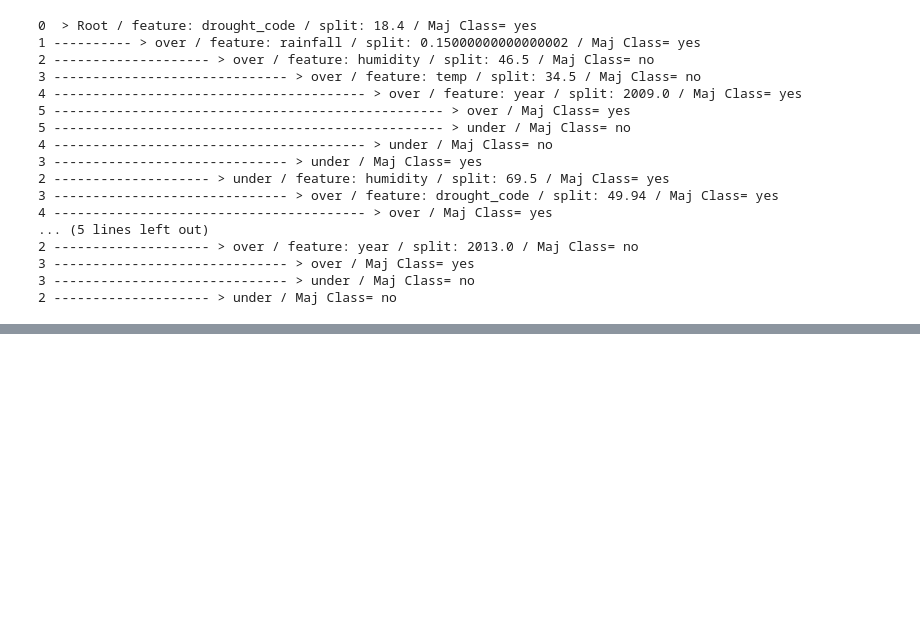
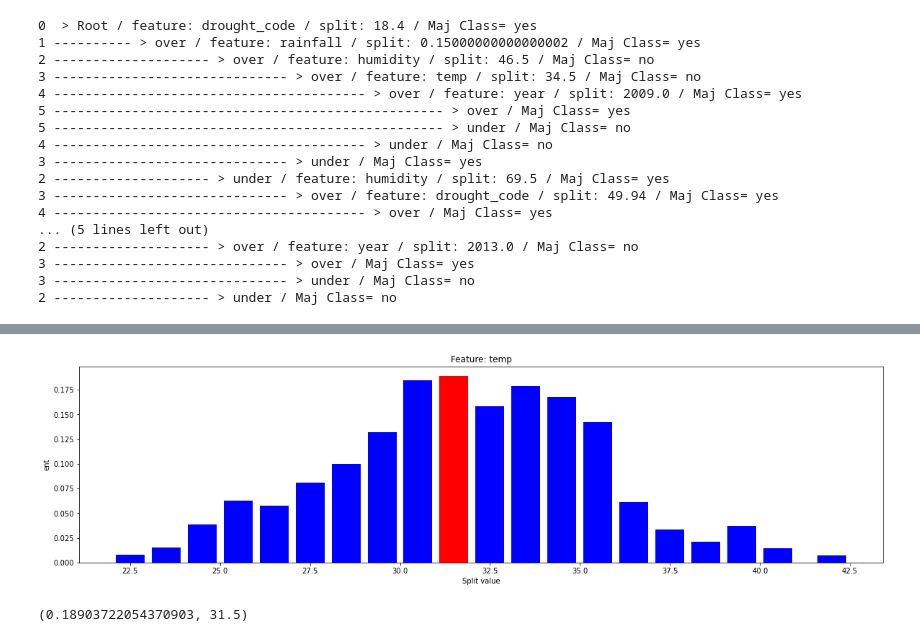
Before and after one commit to ScottMurf/DecisionTrees, a Jupyter notebook: Notebook_Example.ipynb, the cells around one changed output, grey strips where cells are left out. Cells and saved outputs as stored; diff of their text form; code cells hidden in the pictures; blank space fills up the shorter version.

```diff
--- a/Notebook_Example.ipynb
+++ b/Notebook_Example.ipynb
@@ -78,0 +95,5 @@ printTree(Root)
+# %%
+visualise_splits(Root.df,"temp","ent")
+# %% [output]
+[figure, added]
+(0.18903722054370903, 31.5)
```
Also changed, not shown: parts of 6 cells of this notebook.
